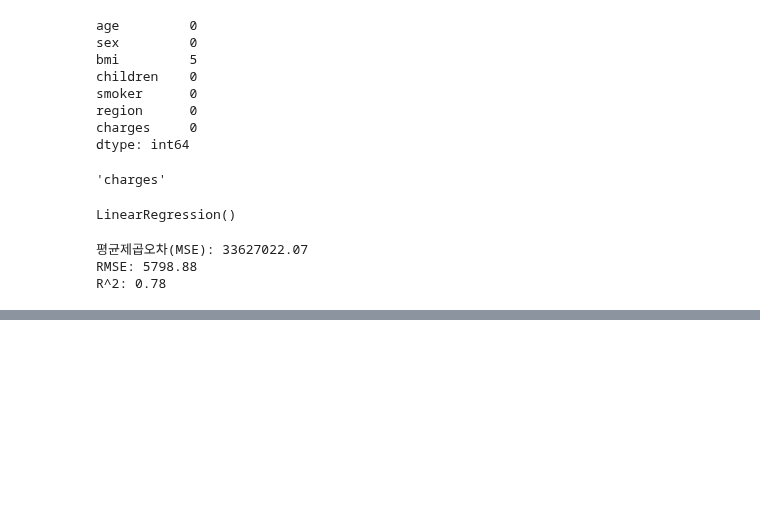
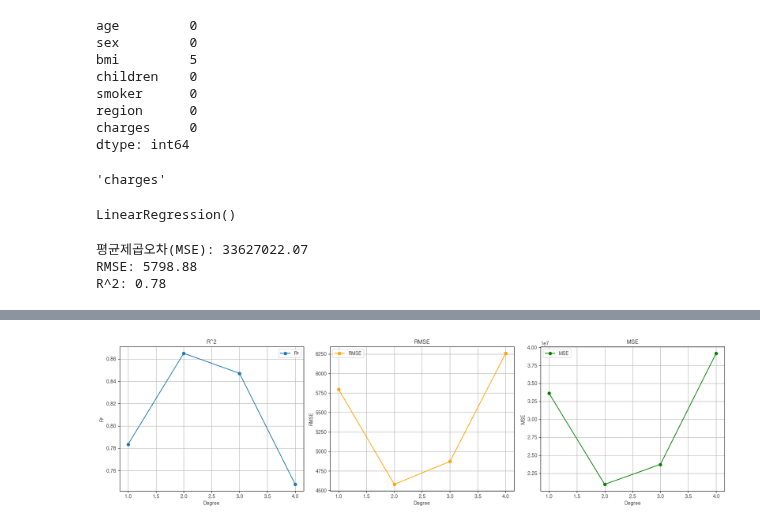
Before and after one commit to minsangggg/hipython_rep, a Jupyter notebook: Study/35.보험료예측모델.ipynb, the cells around one changed output, grey strips where cells are left out. Cells and saved outputs as stored; diff of their text form; code cells hidden in the pictures; blank space fills up the shorter version.

```diff
--- a/Study/35.보험료예측모델.ipynb
+++ b/Study/35.보험료예측모델.ipynb
@@ -65,0 +98,6 @@ R^2: 0.78
+# %%
+y_pred = rf.predict(X_test)
+# %%
+mse = mean_squared_error(y_test, y_pred)
+rmse = np.sqrt(mse)
+r2 = r2_score(y_test, y_pred)
@@ -65,0 +149,9 @@ R^2: 0.78
+# %%
+X_train, X_test, y_train, y_test=train_test_split(X,y,
+                                                   test_size=0.2,
+                                                   random_state=42)
+model_poly=Pipeline([
+    ('poly', PolynomialFeatures(degree=2, include_bias=False)),
+    ('Linear',LinearRegression())]
+)
+model_poly.fit(X_train, y_train)
@@ -65,0 +161,4 @@ R^2: 0.78
+# %%
+pred_poly=model_poly.predict(X_test)
+mse=mean_squared_error(y_test, pred_poly)
+rmse=np.sqrt
@@ -65,0 +198,41 @@ R^2: 0.78
+# %%
+import matplotlib.pyplot as plt
+import pandas as pd
+import warnings
+warnings.filterwarnings('ignore')
+
+# results 리스트가 이미 있다면 DataFrame으로 변환
+df_results = pd.DataFrame(results)
+
+# degree별로 R2, RMSE, MSE 그래프
+fig, axes = plt.subplots(1, 3, figsize=(18, 5))
+
+# R2 그래프
+axes[0].plot(df_results['degree'], df_results['R2'], marker='o', label='R²')
+axes[0].set_title('R^2')
+axes[0].set_xlabel('Degree')
+axes[0].set_ylabel('R²')
+axes[0].grid(True)
+axes[0].legend()
+
+# RMSE 그래프
+axes[1].plot(df_results['degree'], df_results['RMSE'], marker='o', color='orange', label='RMSE')
+axes[1].set_title('RMSE')
+axes[1].set_xlabel('Degree')
+axes[1].set_ylabel('RMSE')
+axes[1].grid(True)
+axes[1].legend()
+
+# MSE 그래프
+axes[2].plot(df_results['degree'], df_results['MSE'], marker='o', color='green', label='MSE')
+axes[2].set_title('MSE')
+axes[2].set_xlabel('Degree')
+axes[2].set_ylabel('MSE')
+axes[2].grid(True)
+axes[2].legend()
+
+plt.rc('font', family='gulim')
+plt.tight_layout()
+plt.show()
+# %% [output]
+[figure, added]
```
Also changed, not shown: parts of 15 cells of this notebook.
